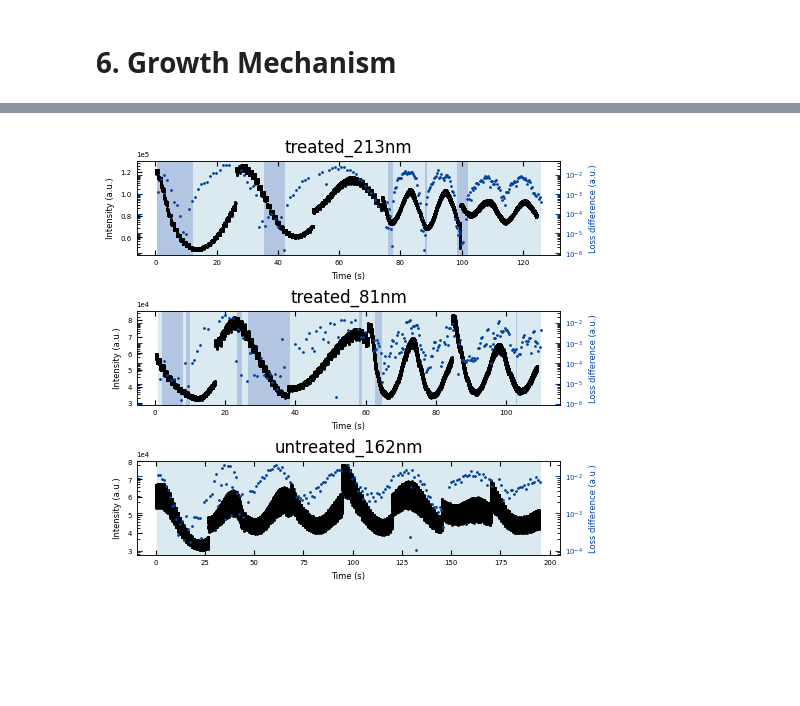
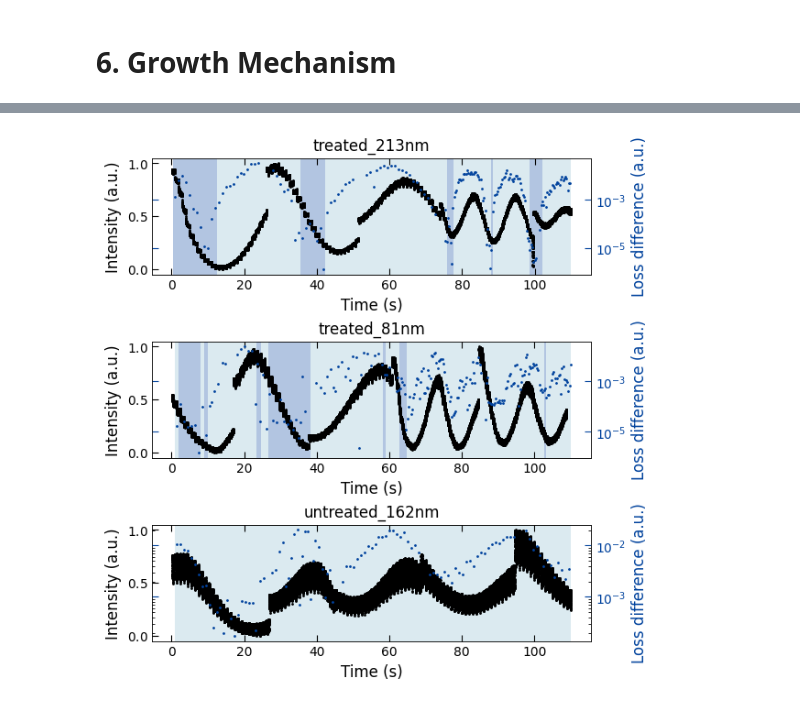
Before and after one commit to m3-learning/Predicting-Pulsed-Laser-Deposition-SrTiO3-Homoepitaxy-Growth-Dynamics-using-RHEED, a Jupyter notebook: notebooks/6_Growth_mechanism.ipynb, the cells around one changed output, grey strips where cells are left out. Drawn from its saved outputs; the diff is of its cells as text; code cells hidden in the pictures; blank space fills up the shorter version.

Commit message:
update figures

```diff
--- a/notebooks/6_Growth_mechanism.ipynb
+++ b/notebooks/6_Growth_mechanism.ipynb
@@ -27,5 +25,5 @@ decay_curve_examples(D1_para, 'spot_2', 'img_sum', fit_settings, savefig=True, s
 # %%
-compare_loss_difference()
+compare_loss_difference(align_time=True, normalize=True)
 # %% [output]
-[figure, old version]
+[figure, new version]
 # %%
```
Also changed, not shown: parts of 4 cells of this notebook, 6 other files.
